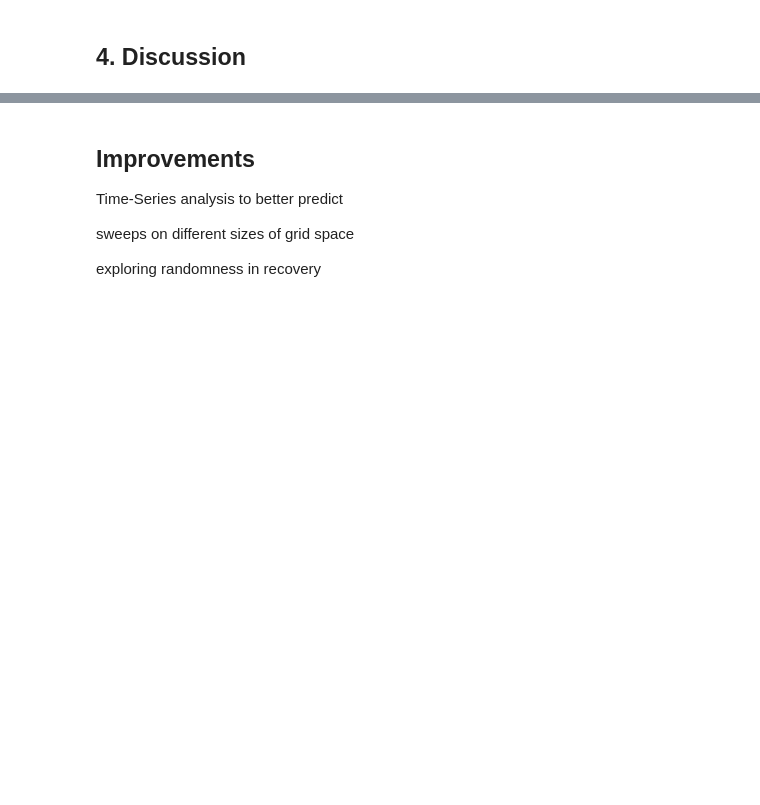
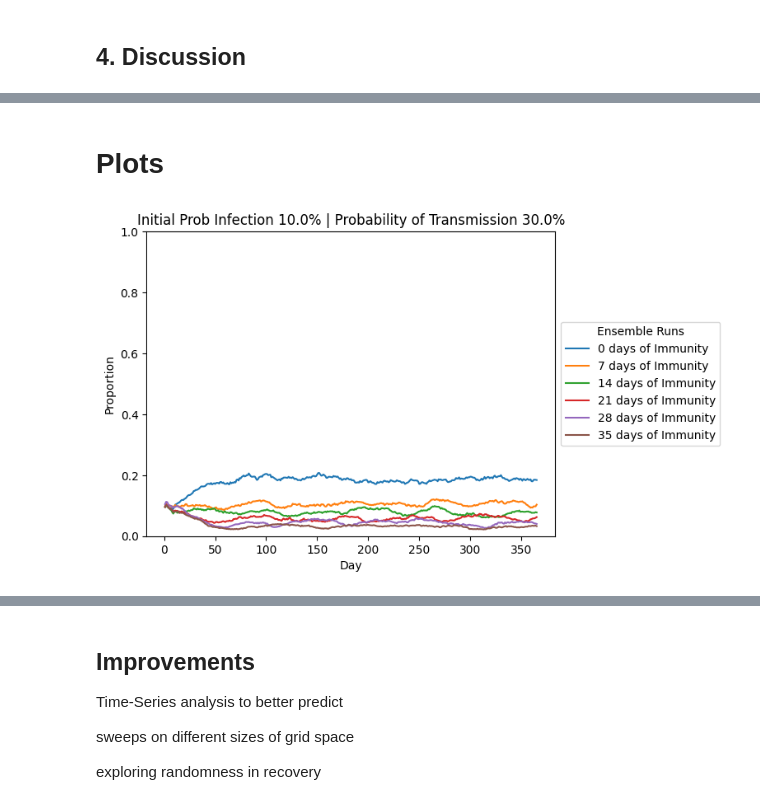
Before and after one commit to ashcansingh/MATH3024-Disease-Model, a Jupyter notebook: Project.ipynb, the cells around one changed output, grey strips where cells are left out. Cells and saved outputs as stored; diff of their text form; code cells hidden in the pictures; blank space fills up the shorter version.

```diff
--- a/Project.ipynb
+++ b/Project.ipynb
@@ -924,0 +945,6 @@ Minimum Value: 0.016 at Initial Probability of Infection 1.0, Probability of Tra
+# %% [markdown]
+# Plots
+# %%
+plot_immunity(ensemble_runs, 0.1, 0.3)
+# %% [output]
+[figure, added]
```
Also changed, not shown: parts of 31 cells of this notebook.
